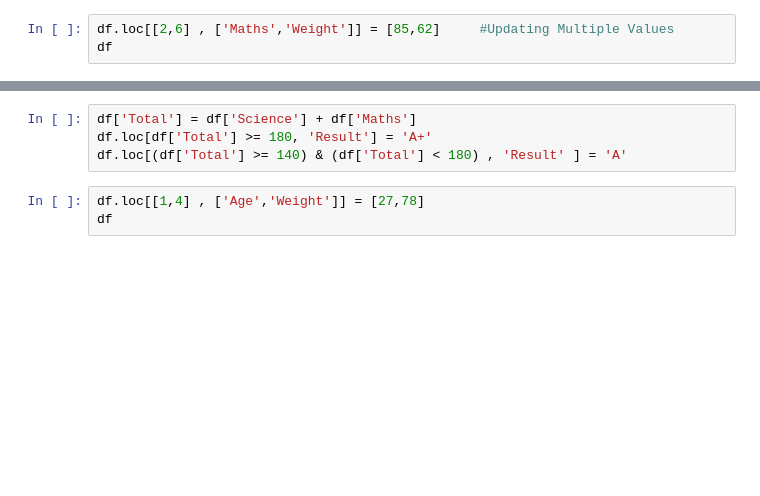
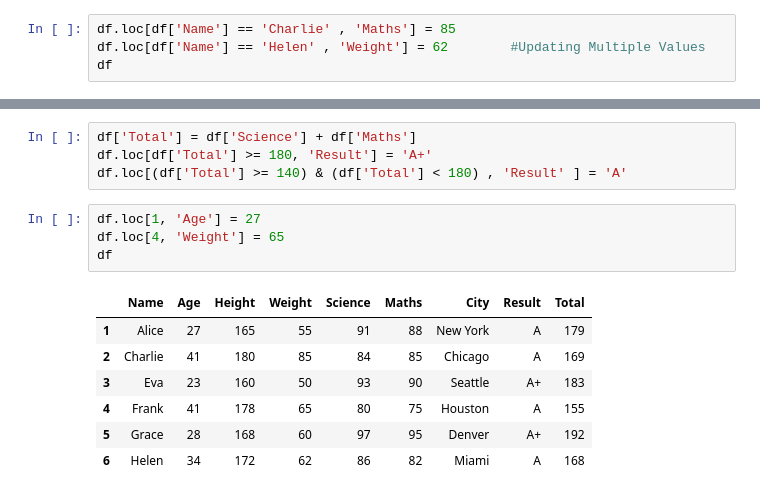
Before and after one commit to riyapandey23/study, a Jupyter notebook: pandas/phase1.ipynb, the cells around one changed output, grey strips where cells are left out. Saved outputs shown, nothing was run; the diff lists cells and outputs as text; blank space fills up the shorter version.

```diff
--- a/pandas/phase1.ipynb
+++ b/pandas/phase1.ipynb
@@ -92,3 +221,4 @@ df
 # %%
-df.loc[[2,6] , ['Maths','Weight']] = [85,62]     #Updating Multiple Values
+df.loc[df['Name'] == 'Charlie' , 'Maths'] = 85
+df.loc[df['Name'] == 'Helen' , 'Weight'] = 62        #Updating Multiple Values
 df
@@ -111,6 +273,15 @@ df['Total'] = df['Science'] + df['Maths']
 df.loc[df['Total'] >= 180, 'Result'] = 'A+'
 df.loc[(df['Total'] >= 140) & (df['Total'] < 180) , 'Result' ] = 'A'
 # %%
-df.loc[[1,4] , ['Age','Weight']] = [27,78]
+df.loc[1, 'Age'] = 27
+df.loc[4, 'Weight'] = 65
 df
+# %% [output]
+|  | Name | Age | Height | Weight | Science | Maths | City | Result | Total |
+| 1 | Alice | 27 | 165 | 55 | 91 | 88 | New York | A | 179 |
+| 2 | Charlie | 41 | 180 | 85 | 84 | 85 | Chicago | A | 169 |
+| 3 | Eva | 23 | 160 | 50 | 93 | 90 | Seattle | A+ | 183 |
+| 4 | Frank | 41 | 178 | 65 | 80 | 75 | Houston | A | 155 |
+| 5 | Grace | 28 | 168 | 60 | 97 | 95 | Denver | A+ | 192 |
+| 6 | Helen | 34 | 172 | 62 | 86 | 82 | Miami | A | 168 |
 # %%
```
Also changed, not shown: parts of 21 cells of this notebook.
